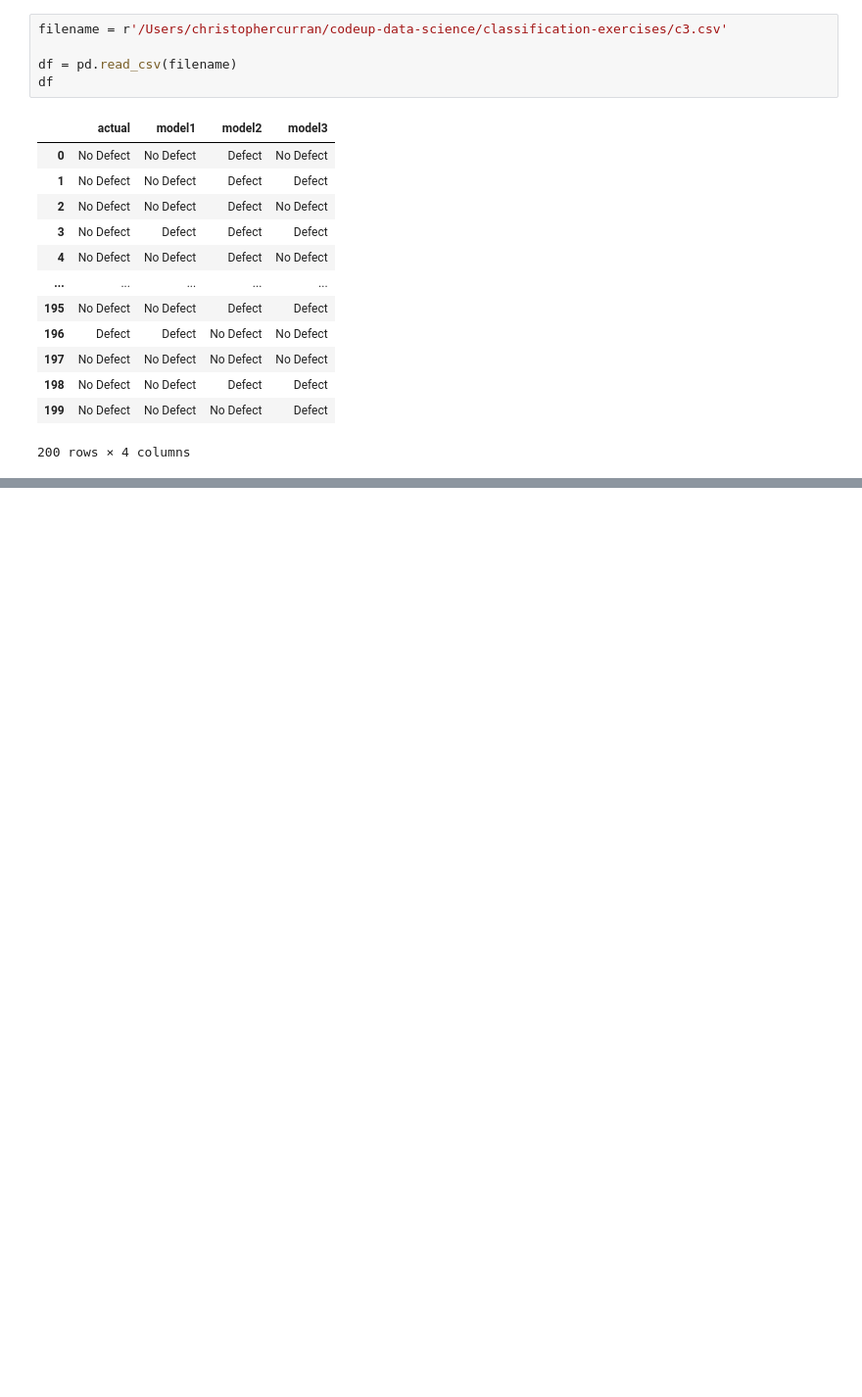
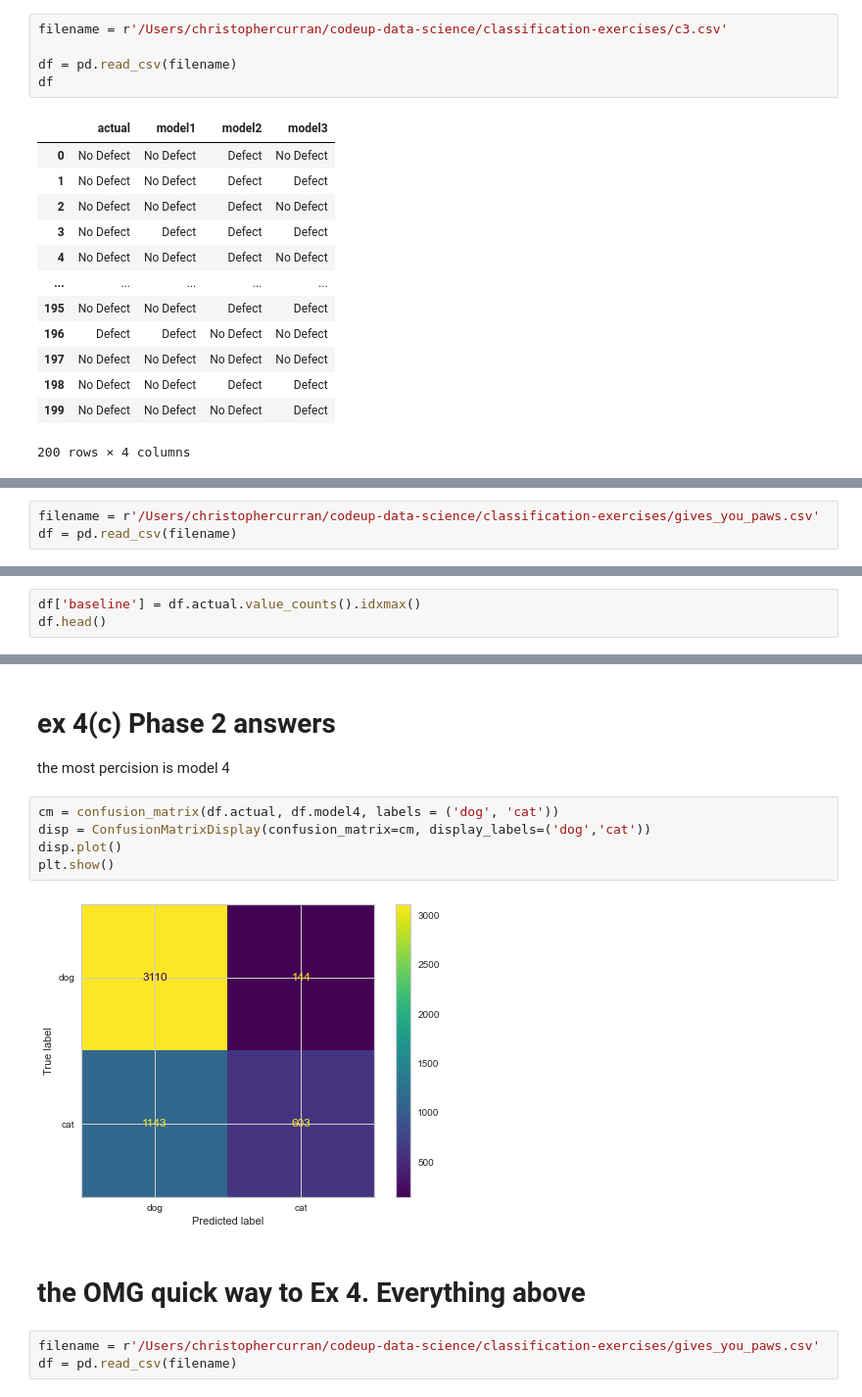
Before and after one commit to sgtcurran/classification-exercises, a Jupyter notebook: model_evaluation.ipynb, the cells around one changed output, grey strips where cells are left out. Shown at 98% size. Cells and saved outputs as stored; diff of their text form; blank space fills up the shorter version.

```diff
--- a/model_evaluation.ipynb
+++ b/model_evaluation.ipynb
@@ -102,0 +181,3 @@ SyntaxError: invalid syntax (2766790879.py, line 1)
+# %%
+filename = r'/Users/christophercurran/codeup-data-science/classification-exercises/gives_you_paws.csv'
+df = pd.read_csv(filename)
@@ -102,0 +208,3 @@ SyntaxError: invalid syntax (2766790879.py, line 1)
+# %%
+df['baseline'] = df.actual.value_counts().idxmax()
+df.head()
@@ -102,0 +439,16 @@ SyntaxError: invalid syntax (2766790879.py, line 1)
+# %% [markdown]
+# ex 4(c) Phase 2 answers
+
+the most percision is model 4
+# %%
+cm = confusion_matrix(df.actual, df.model4, labels = ('dog', 'cat'))
+disp = ConfusionMatrixDisplay(confusion_matrix=cm, display_labels=('dog','cat'))
+disp.plot()
+plt.show()
+# %% [output]
+[figure, added]
+# %% [markdown]
+# the OMG quick way to Ex 4. Everything above
+# %%
+filename = r'/Users/christophercurran/codeup-data-science/classification-exercises/gives_you_paws.csv'
+df = pd.read_csv(filename)
```
Also changed, not shown: parts of 81 cells of this notebook.
